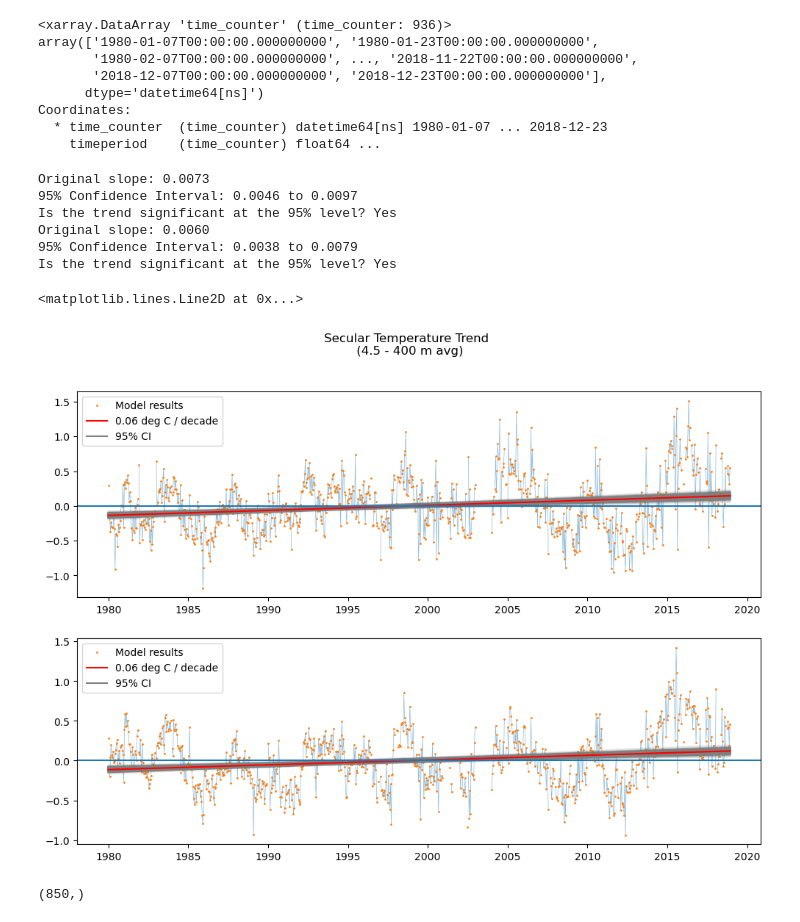
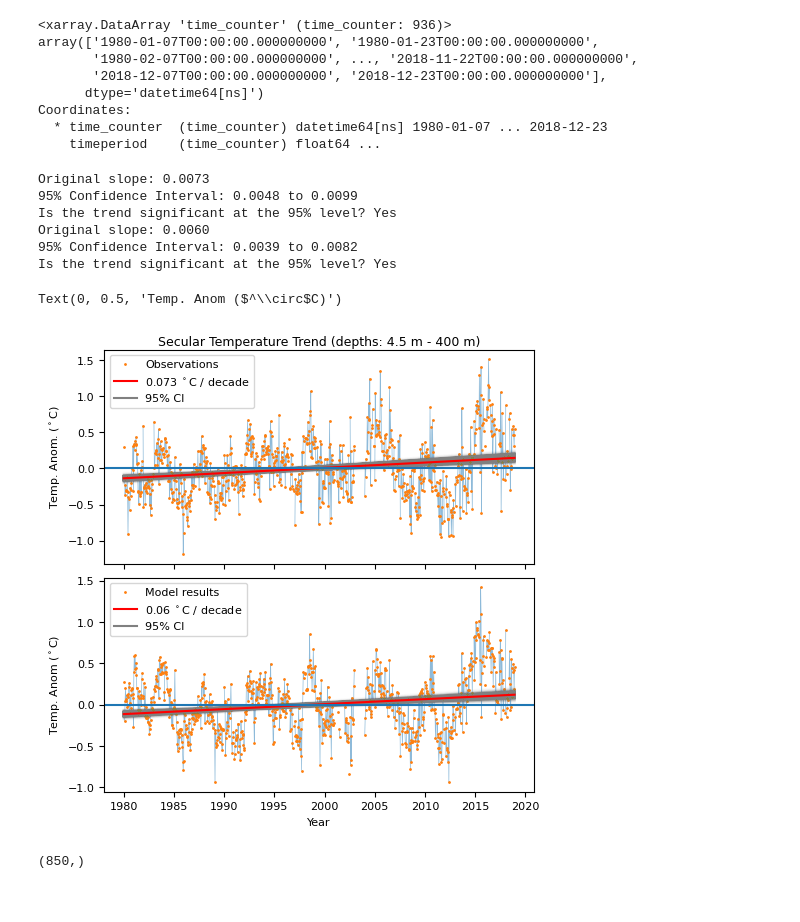
Before and after one commit to goldford/NEMO-Salish-Sea-1500, a Jupyter notebook: code/Analysis - Bootstrapped Trend, Nanoose Stn.ipynb, the cells around one changed output. Drawn from its saved outputs; the diff is of its cells as text; code cells hidden in the pictures.

Commit message:
gridspec used for final trend analysis

```diff
--- a/code/Analysis - Bootstrapped Trend, Nanoose Stn.ipynb
+++ b/code/Analysis - Bootstrapped Trend, Nanoose Stn.ipynb
@@ -114,8 +114,9 @@ def get_bootstrapped_CI(n_iter, ts, ts_time):
 # %%
 fact = 1
 
-fig, axs = plt.subplots(2,1, figsize=(12*fact, 8*fact), facecolor='w', edgecolor='k')
+fig, axs = plt.subplots(2,1, figsize=(5*fact, 5*fact), facecolor='w', edgecolor='k', constrained_layout=True)
 axs = axs.ravel()
+# fig.tight_layout(pad=0.1)
 
 # top10mtemp.plot(ax = axs[0], color = 'k', linewidth = 0.5, alpha = 0.5)
 # axs[0].axhline(y=0)
@@ -146,8 +147,8 @@ for i in range(n_iterations):
     else:
         axs[0].plot(x, bs_slopes[i] * x + bs_biases[i], color='gray', alpha=0.02)
 
-plt.suptitle('Secular Temperature Trend \n (4.5 - 400 m avg)\n')
-axs[0].plot(x, orig_slope*x + orig_bias, 'r', label=f'{round(orig_slope*10,3)} deg C / decade')
+
+axs[0].plot(x, orig_slope*x + orig_bias, 'r', label=f'{round(orig_slope*10,3)} $^\circ$C / decade')
 
 
 axs[1].plot(tyr,mod_gt4mtemp.values,linewidth = 0.5, alpha = 0.5)
@@ -161,45 +162,54 @@ bs_slopes, bs_biases, orig_slope, orig_bias = get_bootstrapped_CI(n_iterations,
 confidence_interval = np.percentile(bs_slopes, [2.5, 97.5]) # Compute 95% CI
 # Check if the original slope is within the confidence interval
 is_significant = (confidence_interval[0] <= orig_slope <= confidence_interval[1])
 # Print the results
 print(f"Original slope: {orig_slope:.4f}")
 print(f"95% Confidence Interval: {confidence_interval[0]:.4f} to {confidence_interval[1]:.4f}")
 print(f"Is the trend significant at the 95% level? {'Yes' if is_significant else 'No'}")
+
+
 # Plot the linear regression lines from the bootstrap samples
 for i in range(n_iterations):
     if i == 0:
         # get label for legend
         axs[1].plot(x, bs_slopes[i] * x + bs_biases[i], color='gray', alpha=1, label="95% CI")
     else:
         axs[1].plot(x, bs_slopes[i] * x + bs_biases[i], color='gray', alpha=0.02)
 
-axs[1].plot(x, m*x + c, 'r', label=f'{round(m*10,3)} deg C / decade')
+axs[1].plot(x, orig_slope*x + orig_bias, 'r', label=f'{round(orig_slope*10,3)} $^\circ$C / decade')
 
 # reorder legend
+plt.sca(axs[0])
 handles, labels = plt.gca().get_legend_handles_labels()
 order = [0,2,1]
-#axs[0].legend(loc = 'best')
-axs[0].legend([handles[idx] for idx in order],[labels[idx] for idx in order], loc = 'best')
+axs[0].legend([handles[idx] for idx in order],[labels[idx] for idx in order], loc = 'best',fontsize=8)
 axs[0].axhline(y=0)
 
-
 # reorder legend
+plt.sca(axs[1])
 handles, labels = plt.gca().get_legend_handles_labels()
 order = [0,2,1]
-#add legend to plot
-# plt.legend([handles[idx] for idx in order],[labels[idx] for idx in order])
+axs[1].legend([handles[idx] for idx in order],[labels[idx] for idx in order], loc = 'best',fontsize=8)
+axs[1].axhline(y=0)
 
-axs[1].legend([handles[idx] for idx in order],[labels[idx] for idx in order], loc = 'best')
-axs[1].axhline(y=0)
+axs[0].set_title('Secular Temperature Trend (depths: 4.5 m - 400 m)', fontsize=9, pad=3)
+axs[0].set_xlabel('')
+axs[0].tick_params(axis='x', labelbottom=False)
+axs[0].tick_params(axis='y', labelsize=8)
+axs[1].tick_params(axis='x', labelbottom=True, labelsize=8)
+axs[1].tick_params(axis='y', labelsize=8)
+axs[1].set_xlabel('Year', fontsize=8)
+axs[0].set_ylabel('Temp. Anom. ($^\circ$C)', fontsize=8)
+axs[1].set_ylabel('Temp. Anom ($^\circ$C)', fontsize=8)
 # %% [output]
 Original slope: 0.0073
-95% Confidence Interval: 0.0046 to 0.0097
+95% Confidence Interval: 0.0048 to 0.0099
 Is the trend significant at the 95% level? Yes
 Original slope: 0.0060
-95% Confidence Interval: 0.0038 to 0.0079
+95% Confidence Interval: 0.0039 to 0.0082
 Is the trend significant at the 95% level? Yes
-<matplotlib.lines.Line2D at 0x...>
+Text(0, 0.5, 'Temp. Anom ($^\\circ$C)')
-[figure, old version]
+[figure, new version]
 # %%
 values.shape
 # %% [output]
```
Also changed, not shown: 3 other files.
